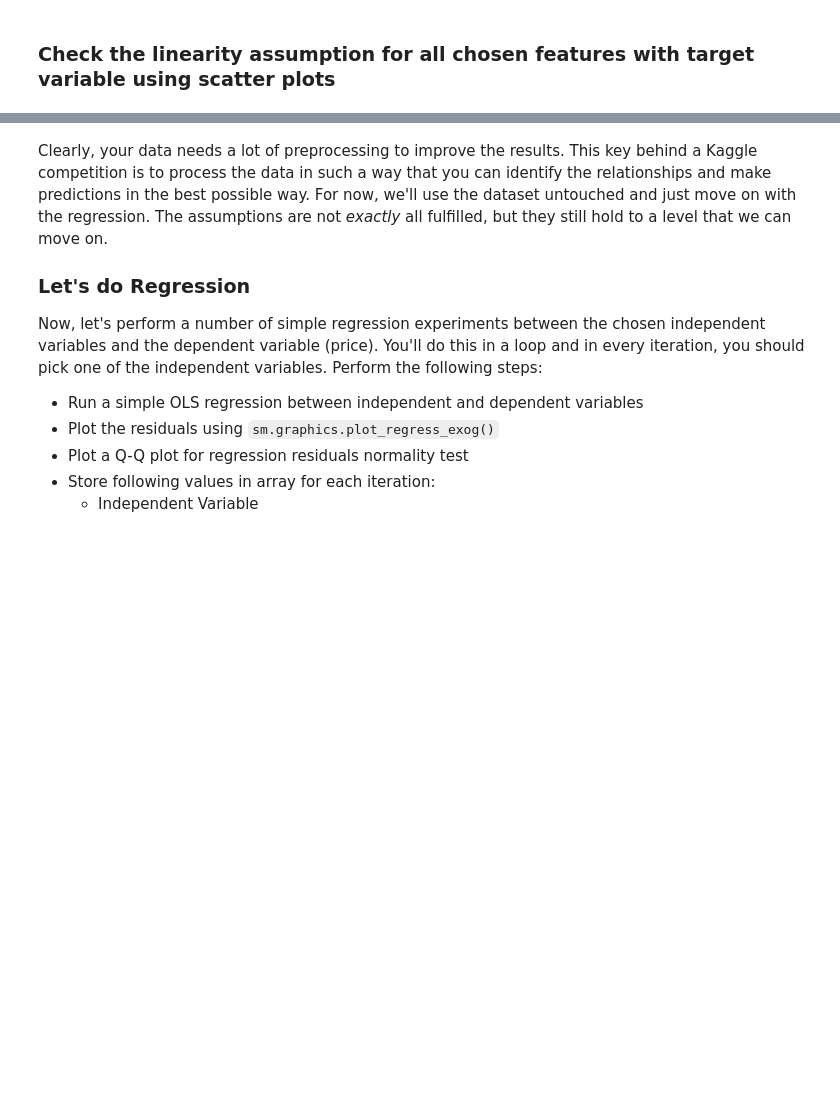
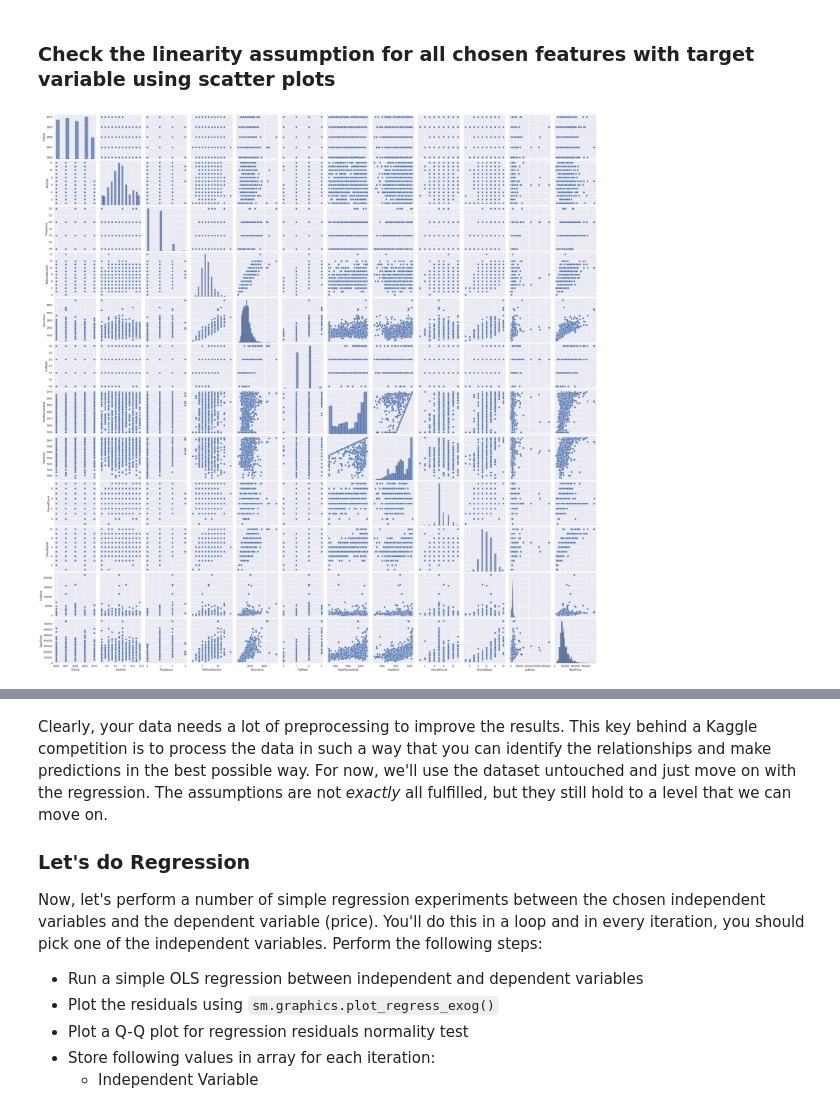
Before and after one commit to Pamela-Chebii/dsc-regression-boston-lab, a Jupyter notebook: index.ipynb, the cells around one changed output, grey strips where cells are left out. Cells and saved outputs as stored; diff of their text form; code cells hidden in the pictures; blank space fills up the shorter version.

```diff
--- a/index.ipynb
+++ b/index.ipynb
@@ -60,3 +66,7 @@ data.hist(figsize= (15,8), bins="auto");
 ### Check the linearity assumption for all chosen features with target variable using scatter plots
 # %%
 # Your code here
+import seaborn as sns
+sns.pairplot(data=data);
+# %% [output]
+[figure, added]
```
Also changed, not shown: parts of 6 cells of this notebook.
